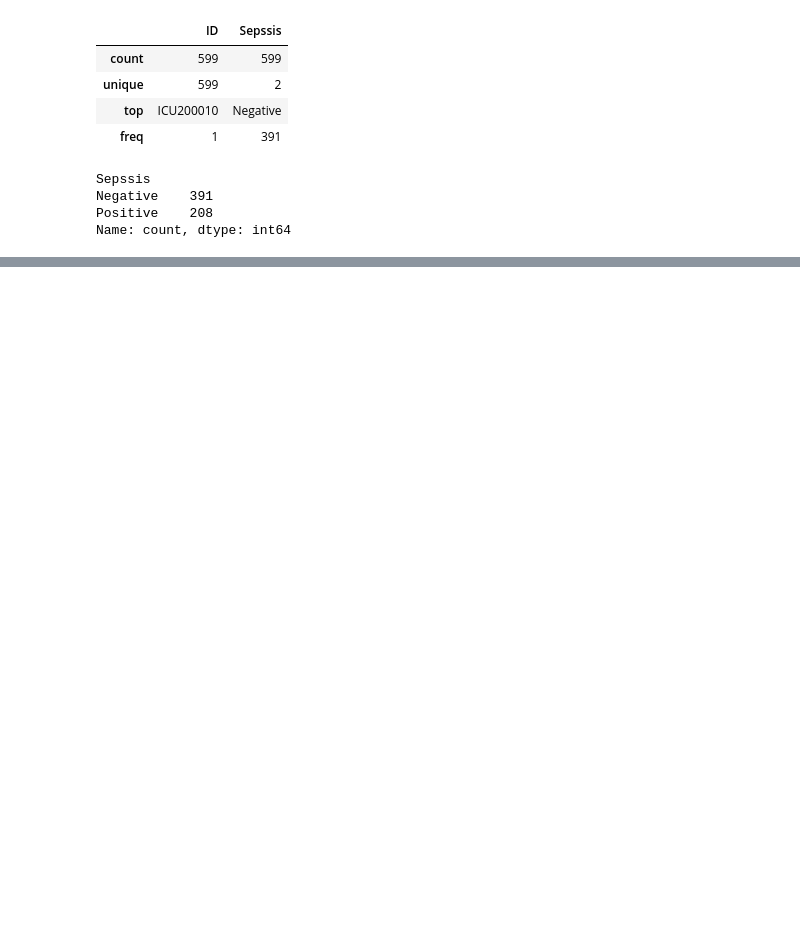
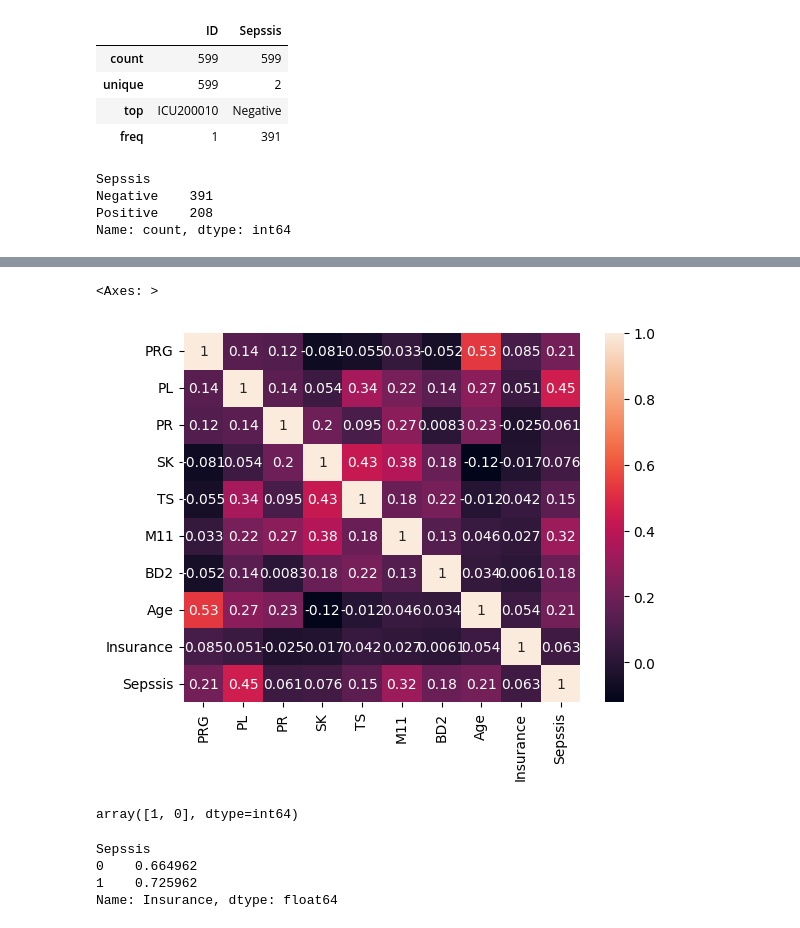
Before and after one commit to snyamson/P6-Sepsis-ML-Prediction-FastAPI, a Jupyter notebook: notebook/sepsis-ml-prediction.ipynb, the cells around one changed output, grey strips where cells are left out. Drawn from its saved outputs; the diff is of its cells as text; code cells hidden in the pictures; blank space fills up the shorter version.

```diff
--- a/notebook/sepsis-ml-prediction.ipynb
+++ b/notebook/sepsis-ml-prediction.ipynb
@@ -183,0 +225,20 @@ The only data quality issue found is that, the target column (Sepssis) contains
+# %%
+sample = train.copy()
+# %%
+sample['Sepssis'] = sample['Sepssis'].map({'Positive': 1, 'Negative': 0})
+# %%
+sns.heatmap(sample.drop('ID', axis=1).corr(), annot=True)
+# %% [output]
+<Axes: >
+[figure, added]
+# %%
+sample['Sepssis'].unique()
+# %% [output]
+array([1, 0], dtype=int64)
+# %%
+sample.groupby('Sepssis')['Insurance'].mean()
+# %% [output]
+Sepssis
+0    0.664962
+1    0.725962
+Name: Insurance, dtype: float64
```
Also changed, not shown: parts of 17 cells of this notebook.
